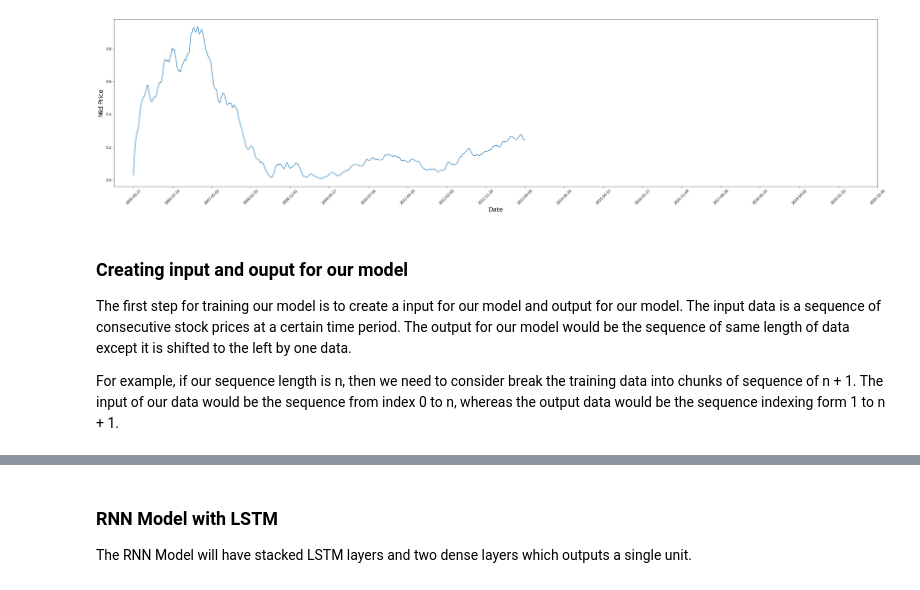
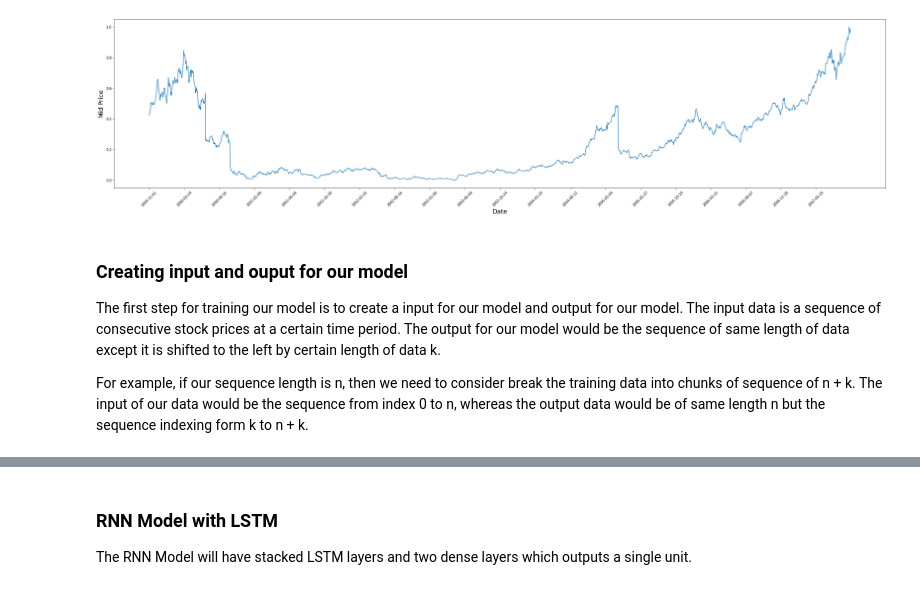
Before and after one commit to Sambhav101/Stocks-Prediction-Using-LSTM, a Jupyter notebook: Stocks.ipynb, the cells around one changed output, grey strips where cells are left out. Drawn from its saved outputs; the diff is of its cells as text; code cells hidden in the pictures.

Commit message:
Modified the code to predict the price at great accuracy

```diff
--- a/Stocks.ipynb
+++ b/Stocks.ipynb
@@ -22,7 +22,7 @@ if data_source == "alphavantage":
   api_key = 'SDRZXYGDDRVQQS3B'
 
   # specify the ticker to get the price from
-  ticker = 'AAL'
+  ticker = 'AAPL'
 
   # url containing json file of our ticker
   url_string = "https://www.alphavantage.co/query?function=TIME_SERIES_DAILY&symbol=%s&outputsize=full&apikey=%s"%(ticker,api_key)
@@ -82,28 +82,28 @@ data_test = scaler.transform(data_test).reshape(-1)
 
 all_mid_data = np.concatenate([data_train, data_test], axis=0)
 # %%
-# smoothing data curve using exponential moving average smoothing
-EMA = 0.0
-gamma = 0.1
-for i in range(len(data_train)):
-  EMA = gamma*data_train[i] + (1 - gamma)*EMA
-  data_train[i] = EMA
+# # smoothing data curve using exponential moving average smoothing
+# EMA = 0.0
+# gamma = 0.1
+# for i in range(len(data_train)):
+#   EMA = gamma*data_train[i] + (1 - gamma)*EMA
+#   data_train[i] = EMA
 # %%
 # Data Visualization
 plt.figure(figsize=(40, 9))
-plt.plot(range(2000), data_train)
-plt.xticks(range(0, df.shape[0], 200), df['Date'].loc[::200], rotation=45)
+plt.plot(range(len(data_train)), data_train)
+plt.xticks(range(0, len(data_train), 100), df['Date'].loc[:len(data_train):100], rotation=45)
 plt.xlabel('Date', fontsize=18)
 plt.ylabel('Mid Price', fontsize=18)
 plt.show()
 # %% [output]
-[figure, old version]
+[figure, new version]
 # %% [markdown]
 ### Creating input and ouput for our model
 
-The first step for training our model is to create a input for our model and output for our model. The input data is a sequence of consecutive stock prices at a certain time period. The output for our model would be the sequence of same length of data except it is shifted to the left by one data.
+The first step for training our model is to create a input for our model and output for our model. The input data is a sequence of consecutive stock prices at a certain time period. The output for our model would be the sequence of same length of data except it is shifted to the left by certain length of data k.
 
-For example, if our sequence length is n, then we need to consider break the training data into chunks of sequence of n + 1. The input of our data would be the sequence from index 0 to n, whereas the output data would be the sequence indexing form 1 to n + 1.
+For example, if our sequence length is n, then we need to consider break the training data into chunks of sequence of n + k. The input of our data would be the sequence from index 0 to n, whereas the output data would be of same length n but the sequence indexing form k to n + k.
 # %%
 # Create training examples and targets (inputs and outputs batch)
 
```
Also changed, not shown: parts of 18 cells of this notebook, 1 other file.
